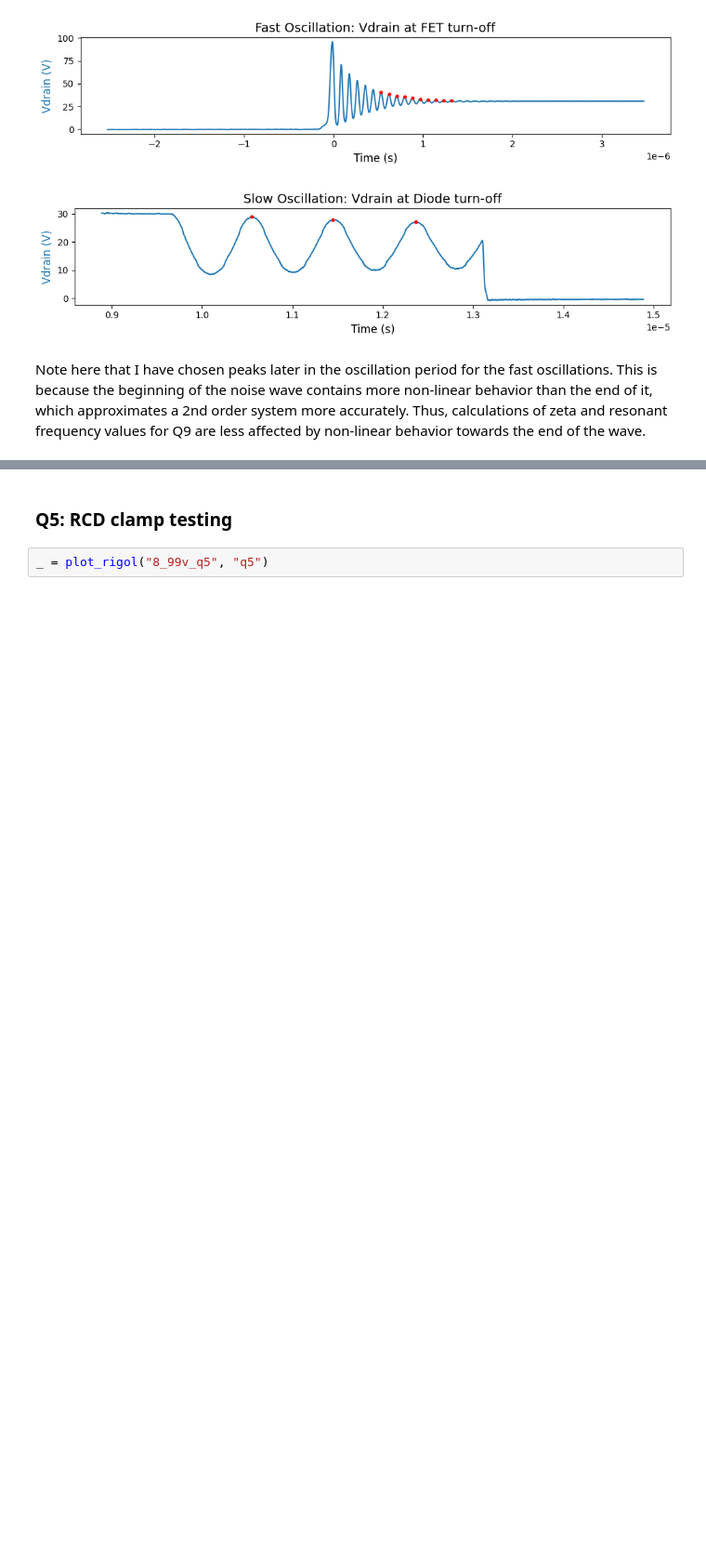
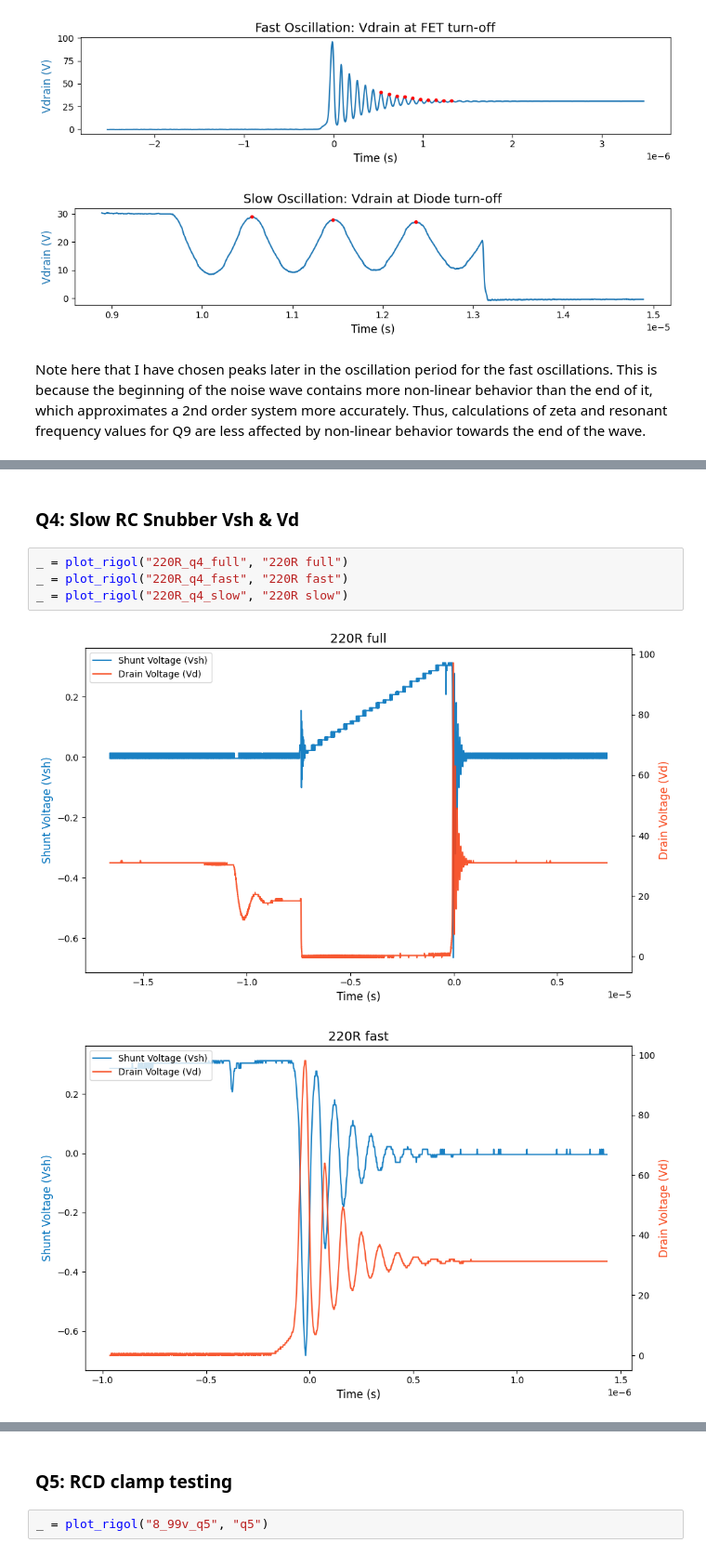
Before and after one commit to amandalchang/power-e, a Jupyter notebook: lab7/lab7.ipynb, the cells around one changed output, grey strips where cells are left out. Shown at 93% size. Cells and saved outputs as stored; diff of their text form; blank space fills up the shorter version.

```diff
--- a/lab7/lab7.ipynb
+++ b/lab7/lab7.ipynb
@@ -352,0 +398,9 @@ Note here that I have chosen peaks later in the oscillation period for the fast
+# %% [markdown]
+### Q4: Slow RC Snubber Vsh & Vd
+# %%
+_ = plot_rigol("220R_q4_full", "220R full")
+_ = plot_rigol("220R_q4_fast", "220R fast")
+_ = plot_rigol("220R_q4_slow", "220R slow")
+# %% [output]
+[figure, added]
+[figure, added]
```
Also changed, not shown: parts of 13 cells of this notebook, 1 other file.
